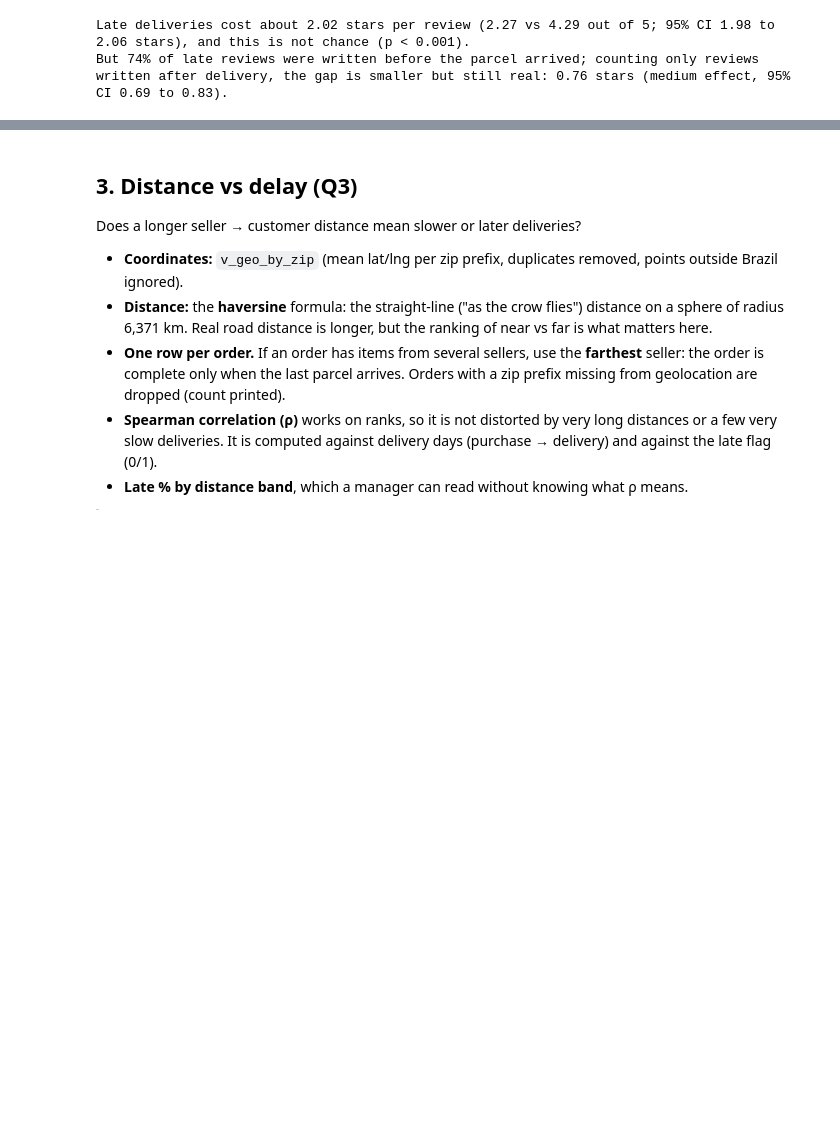
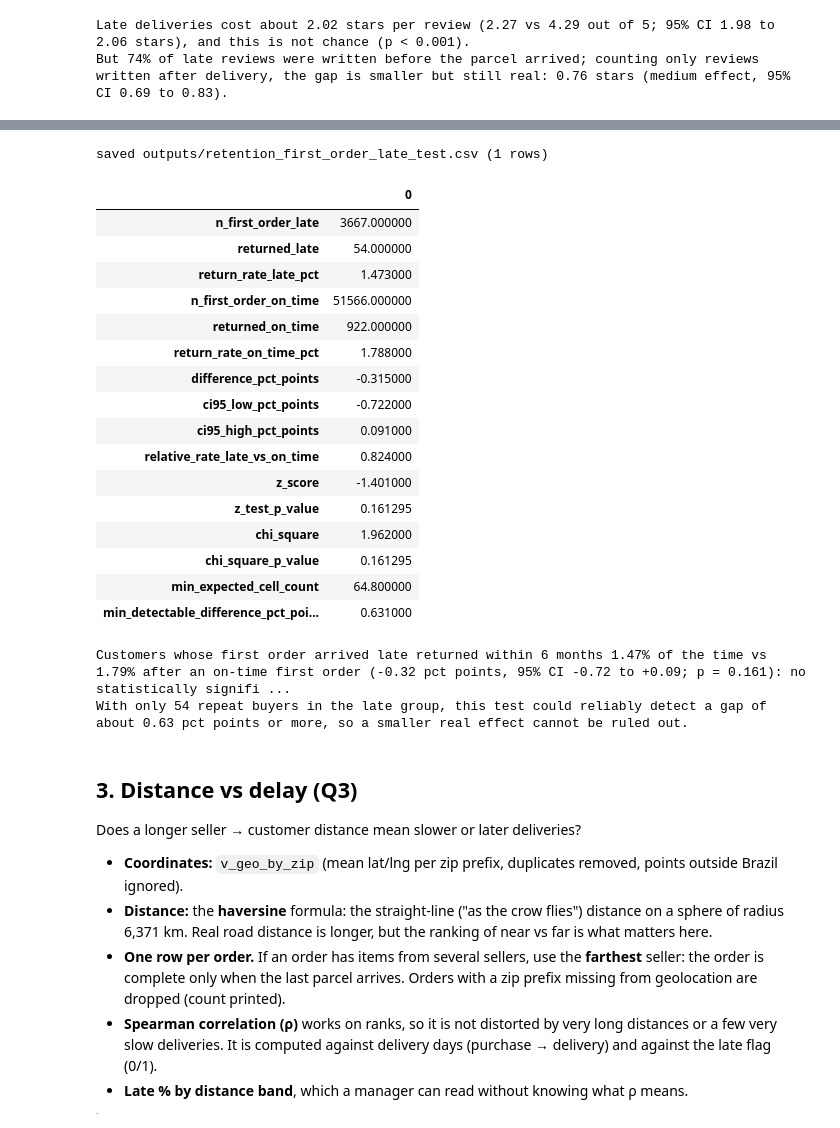
Before and after one commit to Balahari29/olist-retention-analysis, a Jupyter notebook: notebooks/analysis.ipynb, the cells around one changed output, grey strips where cells are left out. Saved outputs shown, nothing was run; the diff lists cells and outputs as text; code cells hidden in the pictures; blank space fills up the shorter version.

```diff
--- a/notebooks/analysis.ipynb
+++ b/notebooks/analysis.ipynb
@@ -376,3 +388,79 @@ But 74% of late reviews were written before the parcel arrived; counting only re
+# %%
+
+first_order = pd.read_csv(OUTPUTS / "retention_first_order_late_vs_on_time.csv").set_index("first_order_delivery")
+late, on_time = first_order.loc["First order late"], first_order.loc["First order on time"]
+n_late, n_on_time = int(late["customers"]), int(on_time["customers"])
+returned_late, returned_on_time = int(late["returned_within_6m"]), int(on_time["returned_within_6m"])
+rate_late, rate_on_time = returned_late / n_late, returned_on_time / n_on_time
+
+# Two-proportion z-test (pooled rate under H0)
+pooled_rate = (returned_late + returned_on_time) / (n_late + n_on_time)
+pooled_se = np.sqrt(pooled_rate * (1 - pooled_rate) * (1 / n_late + 1 / n_on_time))
+z_score = (rate_late - rate_on_time) / pooled_se
+z_p_value = 2 * stats.norm.sf(abs(z_score))
+
+# Same test as chi-square on the 2x2 table (no continuity correction -> chi2 = z^2)
+contingency = [[returned_late, n_late - returned_late], [returned_on_time, n_on_time - returned_on_time]]
+chi2, chi2_p_value, _, expected_counts = stats.chi2_contingency(contingency, correction=False)
+
+# 95 % CI for the difference (unpooled standard error)
+difference = rate_late - rate_on_time
+unpooled_se = np.sqrt(rate_late * (1 - rate_late) / n_late + rate_on_time * (1 - rate_on_time) / n_on_time)
+ci_low, ci_high = difference - 1.96 * unpooled_se, difference + 1.96 * unpooled_se
+
+# Minimum detectable difference at 80 % power, two-sided alpha 0.05
+minimum_detectable = (stats.norm.ppf(0.975) + stats.norm.ppf(0.80)) * pooled_se
+
+first_order_test = pd.DataFrame([{
+    "n_first_order_late": n_late, "returned_late": returned_late, "return_rate_late_pct": round(100 * rate_late, 3),
+    "n_first_order_on_time": n_on_time, "returned_on_time": returned_on_time,
+    "return_rate_on_time_pct": round(100 * rate_on_time, 3),
+    "difference_pct_points": round(100 * difference, 3),
+    "ci95_low_pct_points": round(100 * ci_low, 3), "ci95_high_pct_points": round(100 * ci_high, 3),
+    "relative_rate_late_vs_on_time": round(rate_late / rate_on_time, 3),
+    "z_score": round(z_score, 3), "z_test_p_value": z_p_value,
+    "chi_square": round(chi2, 3), "chi_square_p_value": chi2_p_value,
+    "min_expected_cell_count": round(expected_counts.min(), 1),
+    "min_detectable_difference_pct_points_80_power": round(100 * minimum_detectable, 3),
+}])
+save_output(first_order_test, "retention_first_order_late_test")
+first_order_test.T
+# %% [output]
+saved outputs/retention_first_order_late_test.csv (1 rows)
+|  | 0 |
+| n_first_order_late | 3667.000000 |
+| returned_late | 54.000000 |
+| return_rate_late_pct | 1.473000 |
+| n_first_order_on_time | 51566.000000 |
+| returned_on_time | 922.000000 |
+| return_rate_on_time_pct | 1.788000 |
+| difference_pct_points | -0.315000 |
+| ci95_low_pct_points | -0.722000 |
+| ci95_high_pct_points | 0.091000 |
+| relative_rate_late_vs_on_time | 0.824000 |
+| z_score | -1.401000 |
+| z_test_p_value | 0.161295 |
+| chi_square | 1.962000 |
+| chi_square_p_value | 0.161295 |
+| min_expected_cell_count | 64.800000 |
+| min_detectable_difference_pct_poi... | 0.631000 |
+# %%
+
+row = first_order_test.iloc[0]
+verdict = "a statistically significant" if row.z_test_p_value < 0.05 else "no statistically significant"
+first_order_summary = (
+    f"Customers whose first order arrived late returned within 6 months {row.return_rate_late_pct:.2f}% of the time vs "
+    f"{row.return_rate_on_time_pct:.2f}% after an on-time first order ({row.difference_pct_points:+.2f} pct points, "
+    f"95% CI {row.ci95_low_pct_points:+.2f} to {row.ci95_high_pct_points:+.2f}; p = {row.z_test_p_value:.3f}): "
+    f"{verdict} difference.\n"
+    f"With only {int(row.returned_late)} repeat buyers in the late group, this test could reliably detect a gap of about "
+    f"{row.min_detectable_difference_pct_points_80_power:.2f} pct points or more, so a smaller real effect cannot be ruled out."
+)
+(OUTPUTS / "retention_first_order_late_conclusion.txt").write_text(first_order_summary + "\n")
+print(first_order_summary)
+# %% [output]
+Customers whose first order arrived late returned within 6 months 1.47% of the time vs 1.79% after an on-time first order (-0.32 pct points, 95% CI -0.72 to +0.09; p = 0.161): no statistically signifi ...
+With only 54 repeat buyers in the late group, this test could reliably detect a gap of about 0.63 pct points or more, so a smaller real effect cannot be ruled out.
 # %% [markdown]
 ## 3. Distance vs delay (Q3)
 Does a longer seller → customer distance mean slower or later deliveries?
```
Also changed, not shown: parts of 1 cell of this notebook, 16 other files.
